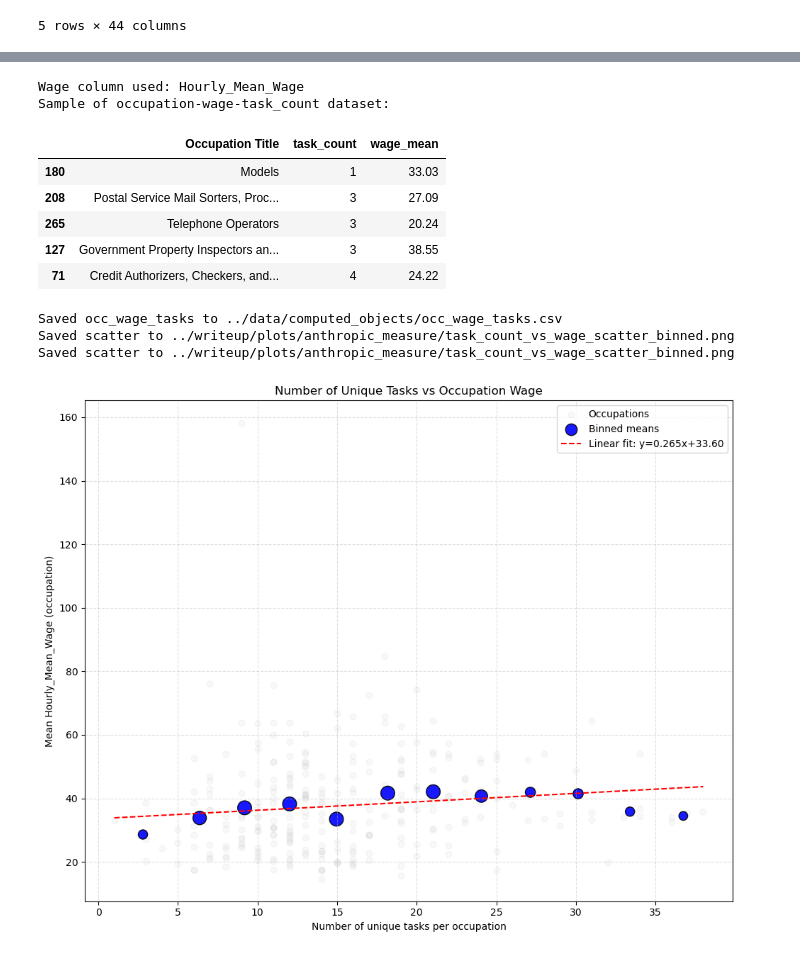
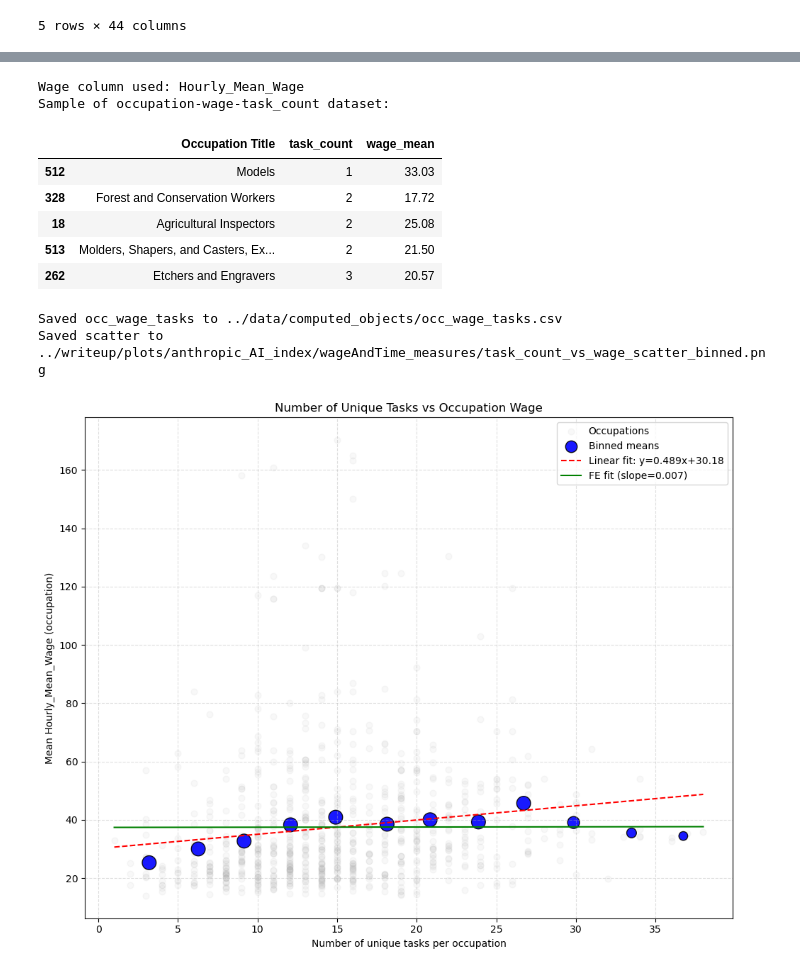
Before and after one commit to johnjosephhorton/rubin, a Jupyter notebook: agentic_ai/onet_antrhopicIndex_wageAndTime.ipynb, the cells around one changed output, grey strips where cells are left out. Drawn from its saved outputs; the diff is of its cells as text; code cells hidden in the pictures.

```diff
--- a/agentic_ai/onet_antrhopicIndex_wageAndTime.ipynb
+++ b/agentic_ai/onet_antrhopicIndex_wageAndTime.ipynb
@@ -280,9 +280,9 @@ merged_data = merged_data[merged_data['Task Type'] != 'Supplemental'].reset_inde
 # Drop rows whose Occupation Title includes 'Teachers, Postsecondary'
 merged_data = merged_data[~merged_data['Occupation Title'].str.contains('Teachers, Postsecondary')].reset_index(drop=True)
 # %%
-# Only keep data for high AI-exposure major groups
-high_ai_exposure_major_groups = ['13-0000', '15-0000', '19-0000', '21-0000', '23-0000', '25-0000', '27-0000', '41-0000', '43-0000']
-merged_data = merged_data[merged_data['Major_Group_Code'].isin(high_ai_exposure_major_groups)].reset_index(drop=True)
+# # Only keep data for high AI-exposure major groups
+# high_ai_exposure_major_groups = ['13-0000', '15-0000', '19-0000', '21-0000', '23-0000', '25-0000', '27-0000', '41-0000', '43-0000']
+# merged_data = merged_data[merged_data['Major_Group_Code'].isin(high_ai_exposure_major_groups)].reset_index(drop=True)
 # %%
 # Create reduced dataset that keeps original column names only (no new column names will be added)
 # Identify which of the desired columns exist in merged_data and keep them
@@ -505,38 +581,74 @@ else:
 
         # Linear regression fit
         x = occ_wage_tasks['task_count'].values
         y = occ_wage_tasks['wage_mean'].values
         mask = np.isfinite(x) & np.isfinite(y)
         if mask.sum() > 1:
             coeffs = np.polyfit(x[mask], y[mask], deg=1)
             x_line = np.linspace(x.min(), x.max(), 200)
             y_line = np.polyval(coeffs, x_line)
             plt.plot(x_line, y_line, color='red', linestyle='--', linewidth=1.5, label=f'Linear fit: y={coeffs[0]:.3f}x+{coeffs[1]:.2f}')
 
+        # Attach Major_Group_Code for FE regressions if present
+        try:
+            if 'Major_Group_Code' in reduced_dataset.columns:
+                maj = reduced_dataset.groupby('Occupation Title')['Major_Group_Code'].first().rename('Major_Group_Code')
+                occ_wage_tasks = occ_wage_tasks.merge(maj, left_on='Occupation Title', right_index=True, how='left')
+            else:
+                occ_wage_tasks['Major_Group_Code'] = 'unknown'
+        except Exception:
+            occ_wage_tasks['Major_Group_Code'] = 'unknown'
+
+        # Fixed-effects regression on wage_mean ~ task_count + C(Major_Group_Code)
+        try:
+            import statsmodels.formula.api as smf
+            occ_for_reg = occ_wage_tasks.copy()
+            if occ_for_reg['Major_Group_Code'].nunique() > 1:
+                fe_mod = smf.ols('wage_mean ~ task_count + C(Major_Group_Code)', data=occ_for_reg).fit()
+                fe_params = fe_mod.params
+                slope_fe = fe_params.get('task_count', 0.0)
+                intercept_fe = fe_params.get('Intercept', 0.0)
+                group_counts = occ_for_reg['Major_Group_Code'].value_counts()
+                coef_map = {k.split('T.')[1].strip(']'): v for k, v in fe_params.items() if k.startswith('C(Major_Group_Code)[T.')}
+                effects = []
+                weights = []
+                for grp, cnt in group_counts.items():
+                    effects.append(coef_map.get(str(grp), 0.0))
+                    weights.append(cnt)
+                if len(weights) > 0:
+                    avg_dummy = np.average(effects, weights=weights)
+                else:
+                    avg_dummy = 0.0
+                intercept_fe_avg = intercept_fe + avg_dummy
+                x_line_fe = np.linspace(occ_wage_tasks['task_count'].min(), occ_wage_tasks['task_count'].max(), 200)
+                y_line_fe = intercept_fe_avg + slope_fe * x_line_fe
+                plt.plot(x_line_fe, y_line_fe, color='green', linestyle='-', linewidth=1.5, label=f'FE fit (slope={slope_fe:.3f})')
+        except Exception as e:
+            print('FE regression/line failed:', e)
+
         plt.xlabel('Number of unique tasks per occupation')
         plt.ylabel(f"Mean {wage_col} (occupation)")
         plt.title('Number of Unique Tasks vs Occupation Wage')
         plt.grid(True, linestyle='--', alpha=0.4)
         plt.legend()
 
         plt.tight_layout()
         try:
             plt.savefig(f"{output_plot_path}/task_count_vs_wage_scatter_binned.png", dpi=300)
             print(f"Saved scatter to {output_plot_path}/task_count_vs_wage_scatter_binned.png")
         except Exception as e:
             print(f"Could not save plot: {e}")
 
         plt.show()
 # %% [output]
 Wage column used: Hourly_Mean_Wage
 Sample of occupation-wage-task_count dataset:
 |  | Occupation Title | task_count | wage_mean |
-| 180 | Models | 1 | 33.03 |
-| 208 | Postal Service Mail Sorters, Proc... | 3 | 27.09 |
-| 265 | Telephone Operators | 3 | 20.24 |
-| 127 | Government Property Inspectors an... | 3 | 38.55 |
-| 71 | Credit Authorizers, Checkers, and... | 4 | 24.22 |
+| 512 | Models | 1 | 33.03 |
+| 328 | Forest and Conservation Workers | 2 | 17.72 |
+| 18 | Agricultural Inspectors | 2 | 25.08 |
+| 513 | Molders, Shapers, and Casters, Ex... | 2 | 21.50 |
+| 262 | Etchers and Engravers | 3 | 20.57 |
 Saved occ_wage_tasks to ../data/computed_objects/occ_wage_tasks.csv
-Saved scatter to ../writeup/plots/anthropic_measure/task_count_vs_wage_scatter_binned.png
-Saved scatter to ../writeup/plots/anthropic_measure/task_count_vs_wage_scatter_binned.png
+Saved scatter to ../writeup/plots/anthropic_AI_index/wageAndTime_measures/task_count_vs_wage_scatter_binned.png
-[figure, old version]
+[figure, new version]
```
Also changed, not shown: parts of 6 cells of this notebook.
